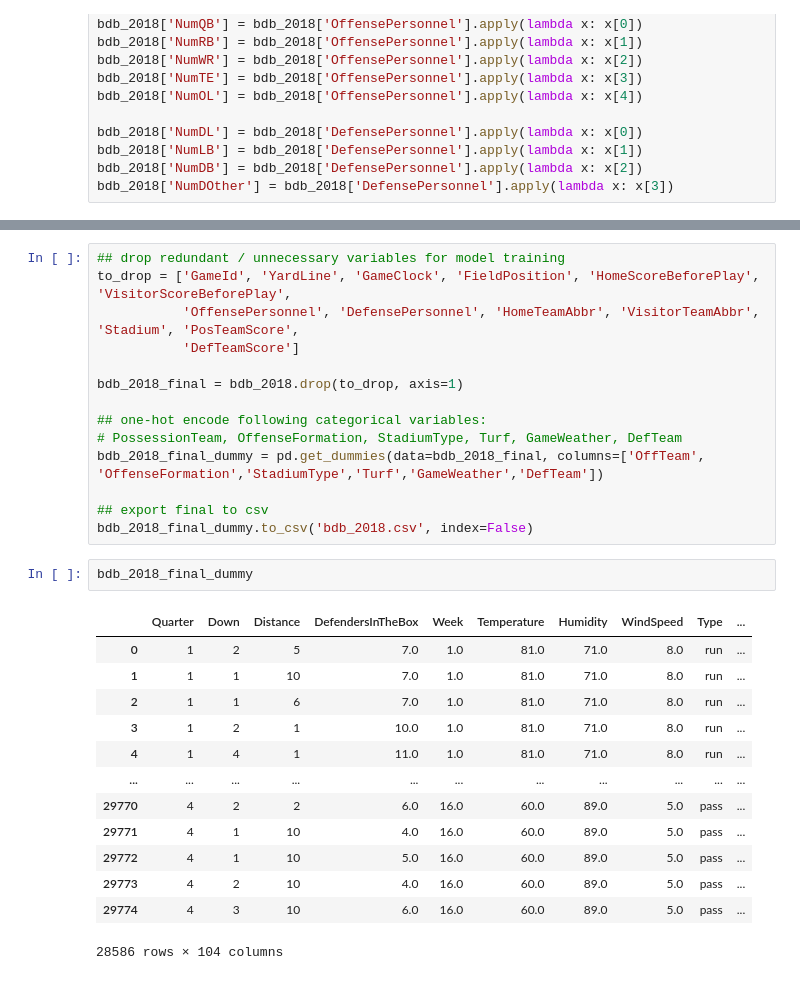
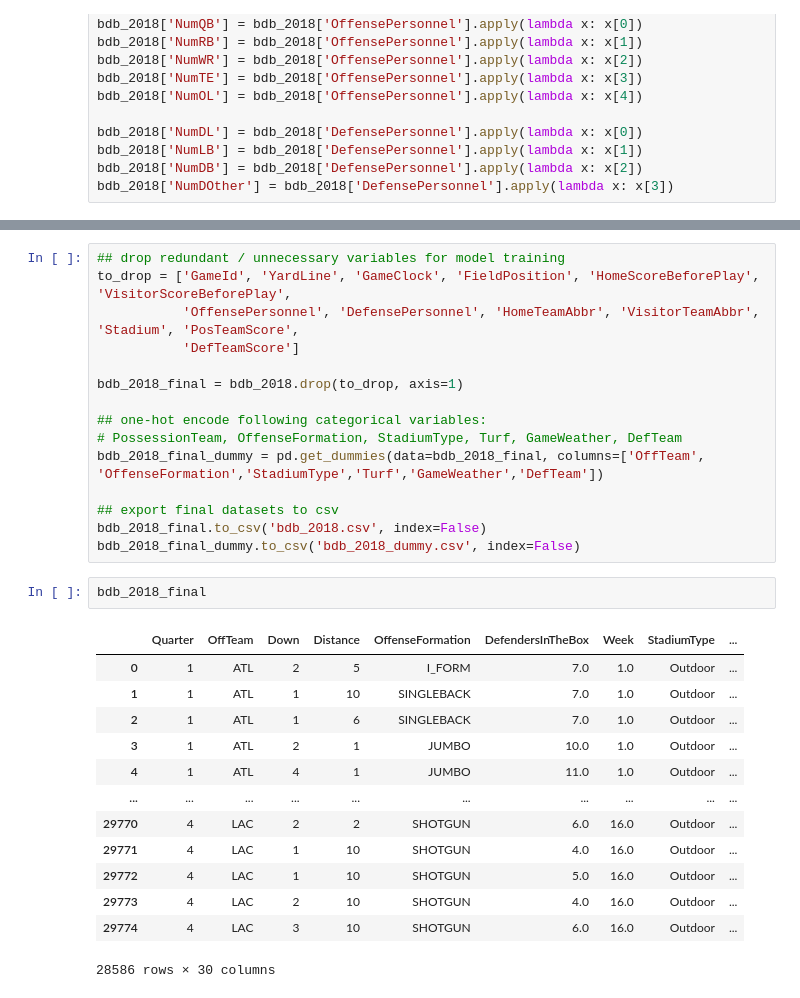
Before and after one commit to taarakshah/nfl-tendency, a Jupyter notebook: 2_NFL-Data-Bowl-Cleaning.ipynb, the cells around one changed output, grey strips where cells are left out. Saved outputs shown, nothing was run; the diff lists cells and outputs as text.

```diff
--- a/2_NFL-Data-Bowl-Cleaning.ipynb
+++ b/2_NFL-Data-Bowl-Cleaning.ipynb
@@ -486,21 +487,22 @@ bdb_2018_final = bdb_2018.drop(to_drop, axis=1)
 # PossessionTeam, OffenseFormation, StadiumType, Turf, GameWeather, DefTeam
 bdb_2018_final_dummy = pd.get_dummies(data=bdb_2018_final, columns=['OffTeam', 'OffenseFormation','StadiumType','Turf','GameWeather','DefTeam'])
 
-## export final to csv
-bdb_2018_final_dummy.to_csv('bdb_2018.csv', index=False)
+## export final datasets to csv
+bdb_2018_final.to_csv('bdb_2018.csv', index=False)
+bdb_2018_final_dummy.to_csv('bdb_2018_dummy.csv', index=False)
 # %%
-bdb_2018_final_dummy
+bdb_2018_final
 # %% [output]
-|  | Quarter | Down | Distance | DefendersInTheBox | Week | Temperature | Humidity | WindSpeed | Type | ... |
-| 0 | 1 | 2 | 5 | 7.0 | 1.0 | 81.0 | 71.0 | 8.0 | run | ... |
-| 1 | 1 | 1 | 10 | 7.0 | 1.0 | 81.0 | 71.0 | 8.0 | run | ... |
-| 2 | 1 | 1 | 6 | 7.0 | 1.0 | 81.0 | 71.0 | 8.0 | run | ... |
-| 3 | 1 | 2 | 1 | 10.0 | 1.0 | 81.0 | 71.0 | 8.0 | run | ... |
-| 4 | 1 | 4 | 1 | 11.0 | 1.0 | 81.0 | 71.0 | 8.0 | run | ... |
-| ... | ... | ... | ... | ... | ... | ... | ... | ... | ... | ... |
-| 29770 | 4 | 2 | 2 | 6.0 | 16.0 | 60.0 | 89.0 | 5.0 | pass | ... |
-| 29771 | 4 | 1 | 10 | 4.0 | 16.0 | 60.0 | 89.0 | 5.0 | pass | ... |
-| 29772 | 4 | 1 | 10 | 5.0 | 16.0 | 60.0 | 89.0 | 5.0 | pass | ... |
-| 29773 | 4 | 2 | 10 | 4.0 | 16.0 | 60.0 | 89.0 | 5.0 | pass | ... |
-| 29774 | 4 | 3 | 10 | 6.0 | 16.0 | 60.0 | 89.0 | 5.0 | pass | ... |
+|  | Quarter | OffTeam | Down | Distance | OffenseFormation | DefendersInTheBox | Week | StadiumType | ... |
+| 0 | 1 | ATL | 2 | 5 | I_FORM | 7.0 | 1.0 | Outdoor | ... |
+| 1 | 1 | ATL | 1 | 10 | SINGLEBACK | 7.0 | 1.0 | Outdoor | ... |
+| 2 | 1 | ATL | 1 | 6 | SINGLEBACK | 7.0 | 1.0 | Outdoor | ... |
+| 3 | 1 | ATL | 2 | 1 | JUMBO | 10.0 | 1.0 | Outdoor | ... |
+| 4 | 1 | ATL | 4 | 1 | JUMBO | 11.0 | 1.0 | Outdoor | ... |
+| ... | ... | ... | ... | ... | ... | ... | ... | ... | ... |
+| 29770 | 4 | LAC | 2 | 2 | SHOTGUN | 6.0 | 16.0 | Outdoor | ... |
+| 29771 | 4 | LAC | 1 | 10 | SHOTGUN | 4.0 | 16.0 | Outdoor | ... |
+| 29772 | 4 | LAC | 1 | 10 | SHOTGUN | 5.0 | 16.0 | Outdoor | ... |
+| 29773 | 4 | LAC | 2 | 10 | SHOTGUN | 4.0 | 16.0 | Outdoor | ... |
+| 29774 | 4 | LAC | 3 | 10 | SHOTGUN | 6.0 | 16.0 | Outdoor | ... |
-28586 rows × 104 columns
+28586 rows × 30 columns
```
Also changed, not shown: parts of 3 cells of this notebook, 3 other files.
